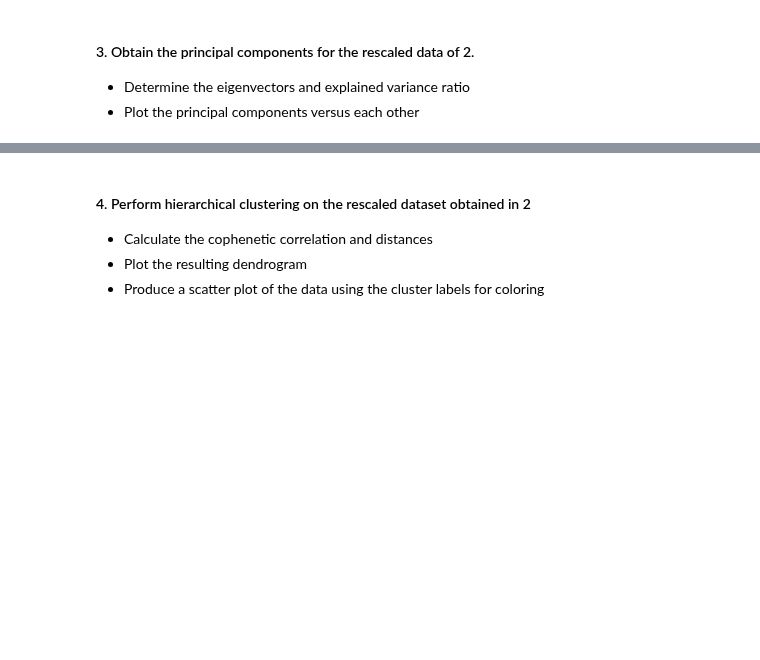
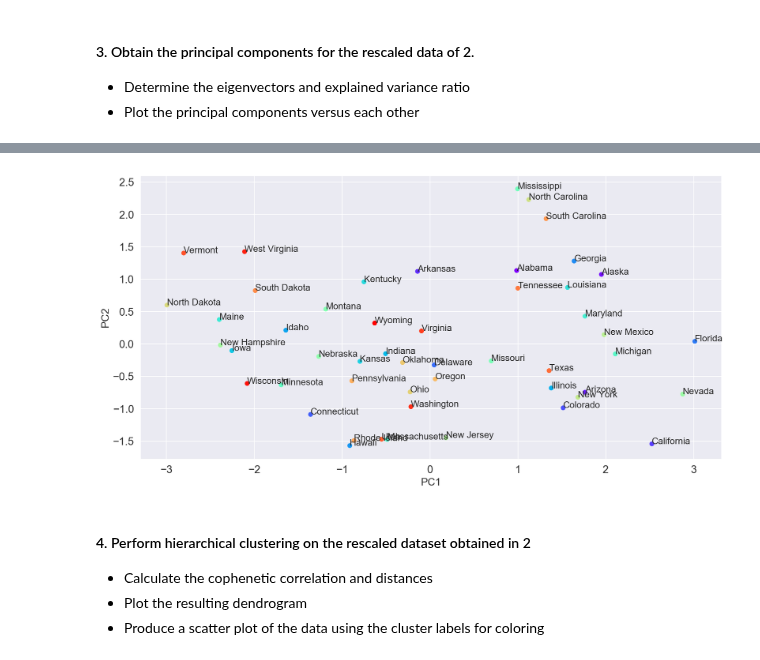
Before and after one commit to a3o1m2/DSI11-lessons, a Jupyter notebook: week07/day3_hierarchical_clustering/hierarchical-clustering-lab/hierarchical_clustering_lab-startercode.ipynb, the cells around one changed output, grey strips where cells are left out. Drawn from its saved outputs; the diff is of its cells as text; code cells hidden in the pictures; blank space fills up the shorter version.

```diff
--- a/week07/day3_hierarchical_clustering/hierarchical-clustering-lab/hierarchical_clustering_lab-startercode.ipynb
+++ b/week07/day3_hierarchical_clustering/hierarchical-clustering-lab/hierarchical_clustering_lab-startercode.ipynb
@@ -59,3 +57,7 @@ plt.show()
+# %%
+X = df.loc[:,'Murder':'Rape']
+scaler = StandardScaler()
+X = pd.DataFrame(scaler.fit_transform(X),columns=X.columns)
 # %% [markdown]
 #### 3. Obtain the principal components for the rescaled data of 2.
 
@@ -65,0 +66,7 @@ plt.show()
+# %%
+pca = PCA()
+pca.fit(X)
+print('Eigenvectors:')
+print(pca.components_)
+print('Explained Variance Ratio:')
+print(pca.explained_variance_ratio_)
@@ -66,14 +90,23 @@ plt.show()
+# %%
+cols = ['PC{}'.format(i) for i in range(1,pca.n_components_+1)]
+df_pca = pd.DataFrame(pca.fit_transform(Xs), columns=cols)
+df_pca['States'] = df.States
 # %%
 # With column names PC1,PC2 and states, the result from the PCA can be
 # plotted with the following code:
 
-#fig, ax = plt.subplots(figsize=(16,8))
-#ax.scatter(df_pca.PC1,df_pca.PC2, s = 40, c=df.index, cmap='rainbow')
-#for i, xi in enumerate(df_pca['States']):
-#    ax.annotate(xi, (df_pca.iloc[i,0], df_pca.iloc[i,1]),fontsize=14)
-#ax.set_xlabel('PC1',fontsize=16)
-#ax.set_ylabel('PC2',fontsize=16)
-#plt.show()
+fig, ax = plt.subplots(figsize=(16,8))
+ax.scatter(df_pca.PC1,df_pca.PC2, s = 40, c=df.index, cmap='rainbow')
+for i, xi in enumerate(df_pca['States']):
+   ax.annotate(xi, (df_pca.iloc[i,0], df_pca.iloc[i,1]),fontsize=14)
+ax.set_xlabel('PC1',fontsize=16)
+ax.set_ylabel('PC2',fontsize=16)
+plt.show()
+
+# better idea to plot vs. the main PCs as this is essentially twisting and
+# looking at the data from a more informative angle
+# %% [output]
+[figure, added]
 # %% [markdown]
 #### 4. Perform hierarchical clustering on the rescaled dataset obtained in 2
 
```
Also changed, not shown: parts of 15 cells of this notebook, 4 other files.
